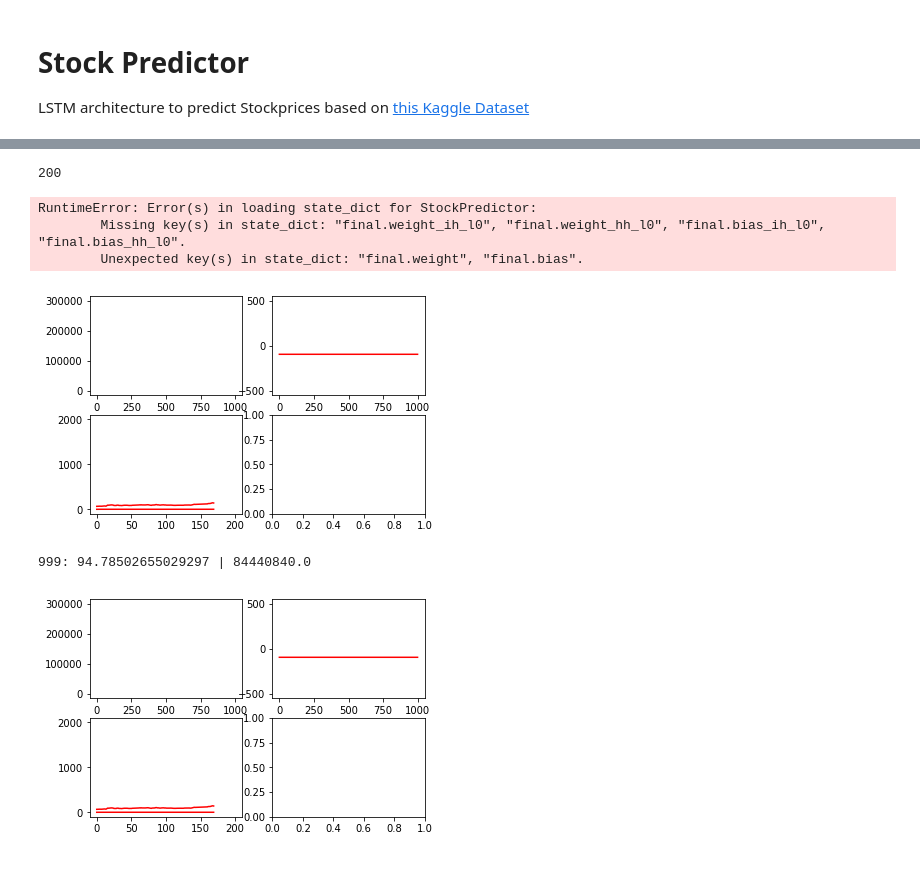
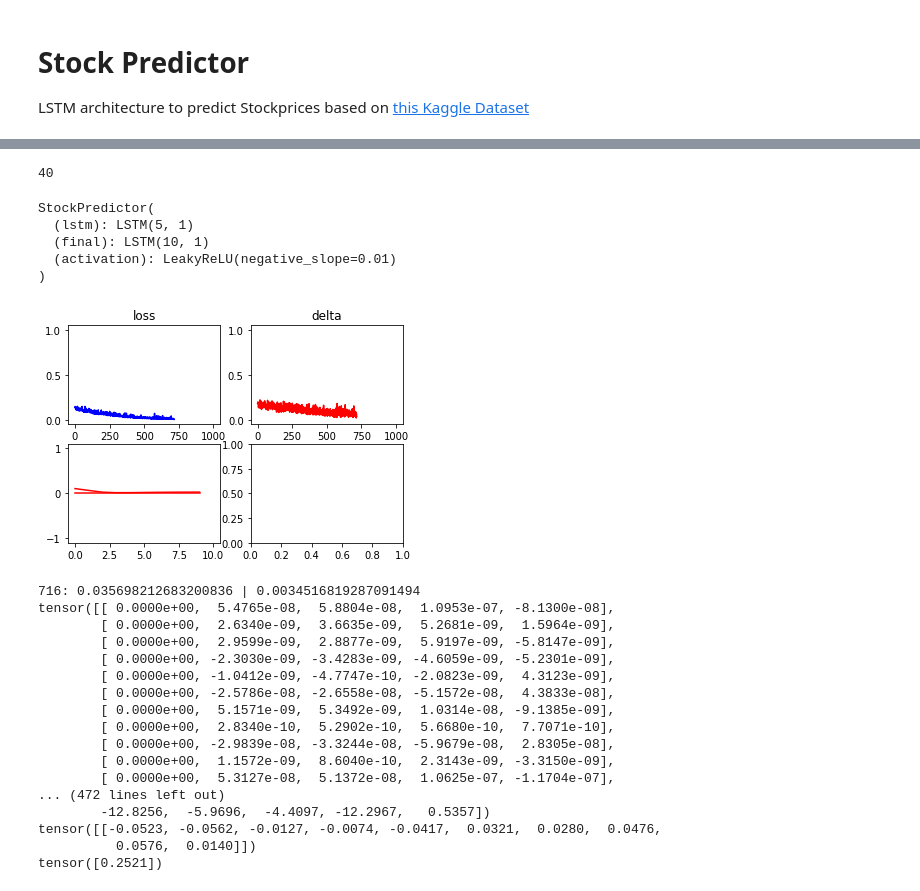
Before and after one commit to Xnartharax/MachineLearning-experiments, a Jupyter notebook: TorchTestLSTM.ipynb, the cells around one changed output, grey strips where cells are left out. Saved outputs shown, nothing was run; the diff lists cells and outputs as text; code cells hidden in the pictures.

```diff
--- a/TorchTestLSTM.ipynb
+++ b/TorchTestLSTM.ipynb
@@ -19,10 +22,14 @@ torch.manual_seed(1)
 csv = pd.read_csv('./googl.us.txt')
 csv.drop(columns=["OpenInt", "Date"], inplace=True)
 data = torch.tensor(csv.values, dtype=torch.float)
-data = data[:200]
+data = data[:40]
 print(data.size()[0])
 # %% [output]
-200
+40
+# %%
+for column in range(5):
+    data[:, column] /= torch.max(data[:, column])
+    data[:, column] -= data[:, column].mean()
 # %%
 class StockPredictor(nn.Module):
     def __init__(self, layers):
@@ -31,70 +38,103 @@ class StockPredictor(nn.Module):
         self.lstm = nn.LSTM(5, 1, 1)
         self.lstms = [nn.LSTM(10, 10) for _ in range(layers-1)]
         self.lstms.insert(0, nn.LSTM(5, 10, 1))
-        self.final = nn.LSTM(10, 1)
+        self.final = nn.Linear(10, 1)
         self.activation = nn.LeakyReLU()
     def forward(self, stock, keep_hidden_state=False):
         if not keep_hidden_state:
             self.hidden = [(torch.randn(1, 1, 10),
                        torch.randn(1, 1, 10))for _ in range(self.layers)] + [(torch.randn(1, 1, 1),
                        torch.randn(1, 1, 1))]
-        out = 0
+        out = torch.zeros(stock.size()[0], 1, 10)
         for i, lstm in enumerate(self.lstms):
             if i != 0:
                 out, self.hidden[i] = lstm(out, self.hidden[i])
             else:
                 out, self.hidden[i] = lstm(stock, self.hidden[i])
             #out = self.activation(out)
-        out, self.hidden[self.layers] = self.final(out, self.hidden[self.layers])
+        out = self.final(out)
         return out
 # %%
-model = StockPredictor(1)
-optim = torch.optim.RMSprop(model.parameters(), lr=0.1)
+model = StockPredictor(3)
+optim = torch.optim.Adam(model.parameters(), lr=0.0001)
 loss_function = nn.MSELoss()
 # %%
 #load ignore if you want a new model
 model.load_state_dict(torch.load("./model.sav"))
 model.eval()
 # %% [output]
-RuntimeError: Error(s) in loading state_dict for StockPredictor:
-        Missing key(s) in state_dict: "final.weight_ih_l0", "final.weight_hh_l0", "final.bias_ih_l0", "final.bias_hh_l0".
-        Unexpected key(s) in state_dict: "final.weight", "final.bias".
+StockPredictor(
+  (lstm): LSTM(5, 1)
+  (final): LSTM(10, 1)
+  (activation): LeakyReLU(negative_slope=0.01)
+)
 # %%
 test_seperate = 3000
 epochs = 1000
 losses = []
 deltas = []
 fig, ((lax, dax), (cmpax, _)) = plt.subplots(ncols=2, nrows=2)
-lplot, = lax.plot([0, epochs], [300000, 0], 'b')
-dplot, = dax.plot([0, epochs], [500, -500], 'r')
-rplot, = cmpax.plot([0, data.size()[0]], [0, 2000], 'r')
-pplot, = cmpax.plot([0, data.size()[0]], [0, 2000], 'r')
+lplot, = lax.plot([0, epochs], [1, 0], 'b')
+lax.set_title("loss")
+dplot, = dax.plot([0, epochs], [1, 0], 'r')
+dax.set_title("delta")
+rplot, = cmpax.plot([0, data.size()[0]-30], [-1, 1], 'r')
+pplot, = cmpax.plot([0, data.size()[0]-30], [-1, 1], 'r')
 for epoch in range(epochs):
     model.zero_grad()
     inputs = data[:-30, :].view(-1, 1, 5) #inferring length of the sequence
     target = data[30:, 3]
     prediction = model.forward(inputs)
-    loss = loss_function(prediction[:, 0].view(-1), target)**2
+    loss = (((prediction[:, 0].view(-1) - target)**2)\
+        * torch.linspace(0, target.size()[0], target.size()[0])).mean()\
+        #+ (1/(prediction[-1]-prediction[-100]))*0.5
     loss.backward()
     optim.step()
-    delta = prediction - data[30:, 3]
+    delta = (prediction - data[30:, 3]).abs().mean()
     # visualising learning progress
-    deltas.append(np.asscalar(delta.mean().detach().numpy()))
+    deltas.append(np.asscalar(delta.detach().numpy()))
     losses.append(np.asscalar(loss.detach().numpy()))
     lplot.set_data(range(epoch+1), losses)
     dplot.set_data(range(epoch+1), deltas)
     rplot.set_data(range(data.size()[0]-30), target.detach().numpy())
     pplot.set_data(range(data.size()[0]-30), prediction.detach().numpy())
     clear_output(wait=True)
     display(fig)
-    print(f'\r{epoch}: {delta.abs().mean()} | {loss}')
+    print(f'\r{epoch}: {delta} | {loss.detach()}')
+    # uncomment for seeing the gradients
+    for lstm in model.lstms:
+        print(lstm.weight_ih_l0.grad)
+        print(lstm.weight_hh_l0.grad)
+        print(lstm.bias_ih_l0.grad)
+        print(lstm.bias_hh_l0.grad)
+    lstm = model.final
+    print(lstm.weight.grad)
+
+    print(lstm.bias.grad)
+
+    time.sleep(5)
 
 
 plt.show()
 # %% [output]
-[figure, old version]
+[figure, new version]
-999: 94.78502655029297 | 84440840.0
+716: 0.035698212683200836 | 0.0034516819287091494
+tensor([[ 0.0000e+00,  5.4765e-08,  5.8804e-08,  1.0953e-07, -8.1300e-08],
+        [ 0.0000e+00,  2.6340e-09,  3.6635e-09,  5.2681e-09,  1.5964e-09],
+        [ 0.0000e+00,  2.9599e-09,  2.8877e-09,  5.9197e-09, -5.8147e-09],
+        [ 0.0000e+00, -2.3030e-09, -3.4283e-09, -4.6059e-09, -5.2301e-09],
+        [ 0.0000e+00, -1.0412e-09, -4.7747e-10, -2.0823e-09,  4.3123e-09],
+        [ 0.0000e+00, -2.5786e-08, -2.6558e-08, -5.1572e-08,  4.3833e-08],
+        [ 0.0000e+00,  5.1571e-09,  5.3492e-09,  1.0314e-08, -9.1385e-09],
+        [ 0.0000e+00,  2.8340e-10,  5.2902e-10,  5.6680e-10,  7.7071e-10],
+        [ 0.0000e+00, -2.9839e-08, -3.3244e-08, -5.9679e-08,  2.8305e-08],
+        [ 0.0000e+00,  1.1572e-09,  8.6040e-10,  2.3143e-09, -3.3150e-09],
+        [ 0.0000e+00,  5.3127e-08,  5.1372e-08,  1.0625e-07, -1.1704e-07],
+... (472 lines left out)
+        -12.8256,  -5.9696,  -4.4097, -12.2967,   0.5357])
+tensor([[-0.0523, -0.0562, -0.0127, -0.0074, -0.0417,  0.0321,  0.0280,  0.0476,
+          0.0576,  0.0140]])
+tensor([0.2521])
-[figure, removed]
 # %%
 #saving
 torch.save(model.state_dict(), "./model.sav")
```
Also changed, not shown: parts of 1 cell of this notebook, 3 other files.
